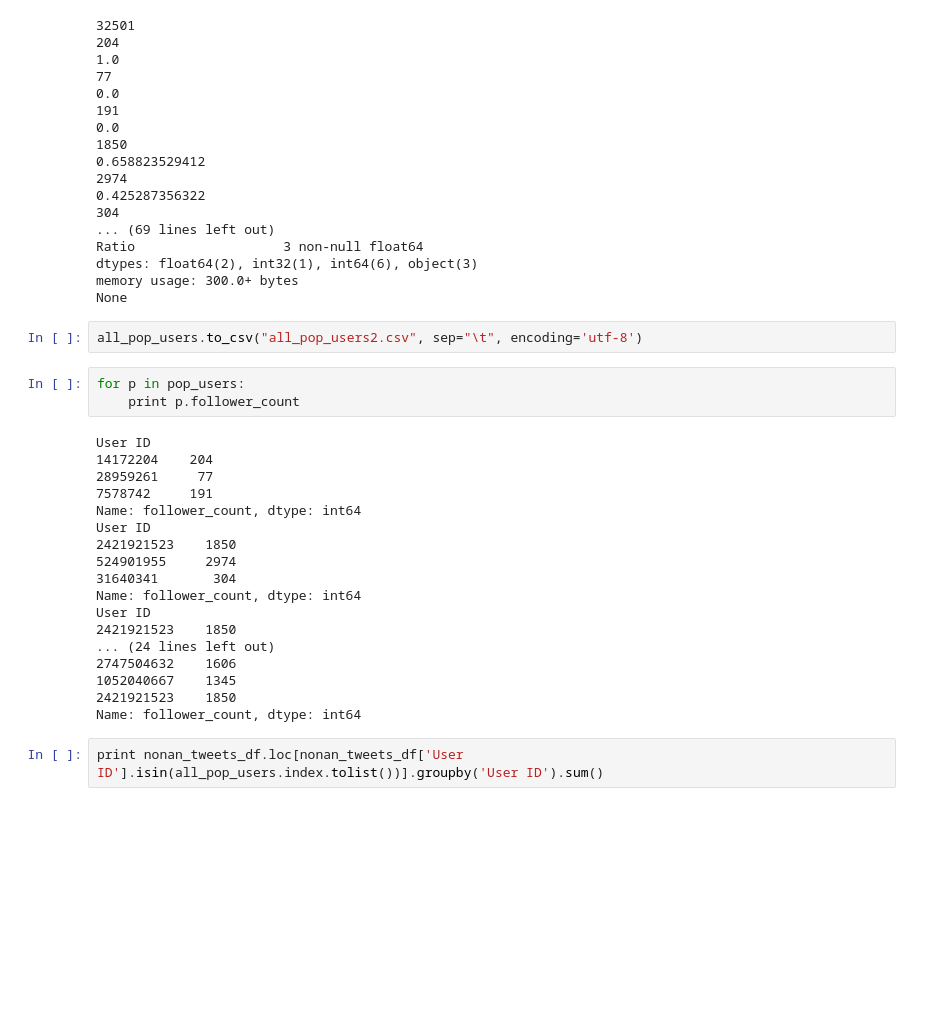
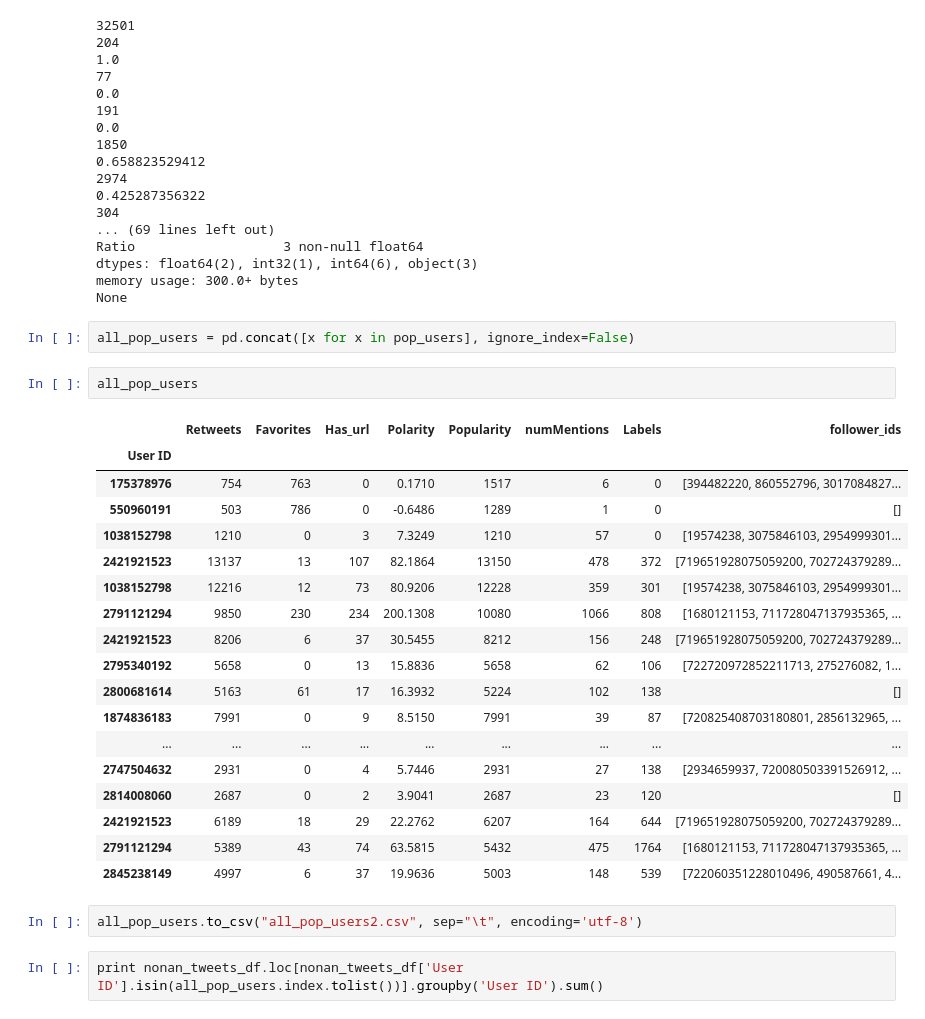
Before and after one commit to MinyingLu/Twitter-sentiment-analysis, a Jupyter notebook: Get Users.ipynb, the cells around one changed output. Saved outputs shown, nothing was run; the diff lists cells and outputs as text; blank space fills up the shorter version.

```diff
--- a/Get Users.ipynb
+++ b/Get Users.ipynb
@@ -539,29 +544,31 @@ Ratio                   3 non-null float64
 dtypes: float64(2), int32(1), int64(6), object(3)
 memory usage: 300.0+ bytes
 None
+# %%
+all_pop_users = pd.concat([x for x in pop_users], ignore_index=False)
+# %%
+all_pop_users
+# %% [output]
+|  | Retweets | Favorites | Has_url | Polarity | Popularity | numMentions | Labels | follower_ids |
+| User ID |  |  |  |  |  |  |  |  |
+| 175378976 | 754 | 763 | 0 | 0.1710 | 1517 | 6 | 0 | [394482220, 860552796, 3017084827... |
+| 550960191 | 503 | 786 | 0 | -0.6486 | 1289 | 1 | 0 | [] |
+| 1038152798 | 1210 | 0 | 3 | 7.3249 | 1210 | 57 | 0 | [19574238, 3075846103, 2954999301... |
+| 2421921523 | 13137 | 13 | 107 | 82.1864 | 13150 | 478 | 372 | [719651928075059200, 702724379289... |
+| 1038152798 | 12216 | 12 | 73 | 80.9206 | 12228 | 359 | 301 | [19574238, 3075846103, 2954999301... |
+| 2791121294 | 9850 | 230 | 234 | 200.1308 | 10080 | 1066 | 808 | [1680121153, 711728047137935365, ... |
+| 2421921523 | 8206 | 6 | 37 | 30.5455 | 8212 | 156 | 248 | [719651928075059200, 702724379289... |
+| 2795340192 | 5658 | 0 | 13 | 15.8836 | 5658 | 62 | 106 | [722720972852211713, 275276082, 1... |
+| 2800681614 | 5163 | 61 | 17 | 16.3932 | 5224 | 102 | 138 | [] |
+| 1874836183 | 7991 | 0 | 9 | 8.5150 | 7991 | 39 | 87 | [720825408703180801, 2856132965, ... |
+| ... | ... | ... | ... | ... | ... | ... | ... | ... |
+| 2747504632 | 2931 | 0 | 4 | 5.7446 | 2931 | 27 | 138 | [2934659937, 720080503391526912, ... |
+| 2814008060 | 2687 | 0 | 2 | 3.9041 | 2687 | 23 | 120 | [] |
+| 2421921523 | 6189 | 18 | 29 | 22.2762 | 6207 | 164 | 644 | [719651928075059200, 702724379289... |
+| 2791121294 | 5389 | 43 | 74 | 63.5815 | 5432 | 475 | 1764 | [1680121153, 711728047137935365, ... |
+| 2845238149 | 4997 | 6 | 37 | 19.9636 | 5003 | 148 | 539 | [722060351228010496, 490587661, 4... |
 # %%
 all_pop_users.to_csv("all_pop_users2.csv", sep="\t", encoding='utf-8')
-# %%
-for p in pop_users:
-    print p.follower_count
-# %% [output]
-User ID
-14172204    204
-28959261     77
-7578742     191
-Name: follower_count, dtype: int64
-User ID
-2421921523    1850
-524901955     2974
-31640341       304
-Name: follower_count, dtype: int64
-User ID
-2421921523    1850
-... (24 lines left out)
-2747504632    1606
-1052040667    1345
-2421921523    1850
-Name: follower_count, dtype: int64
 # %%
 print nonan_tweets_df.loc[nonan_tweets_df['User ID'].isin(all_pop_users.index.tolist())].groupby('User ID').sum()
 # %% [output]
```
Also changed, not shown: parts of 14 cells of this notebook, 1 other file.
